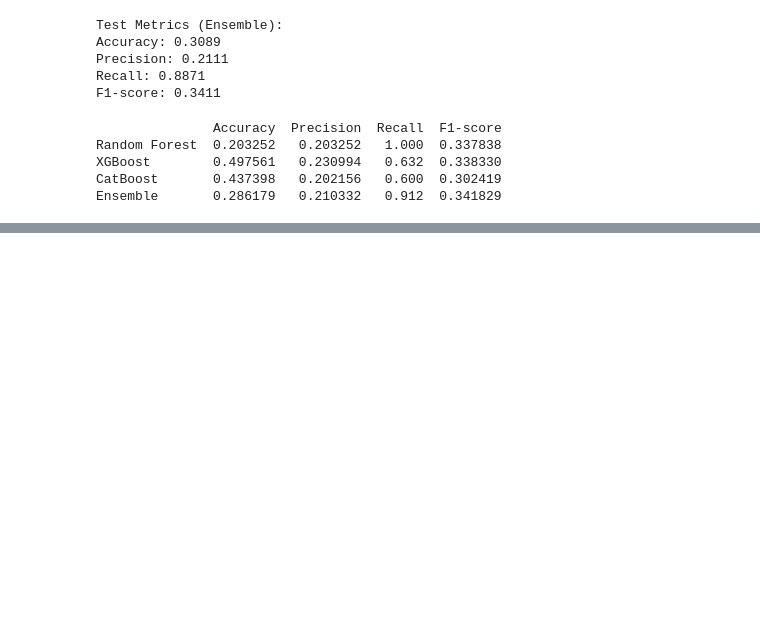
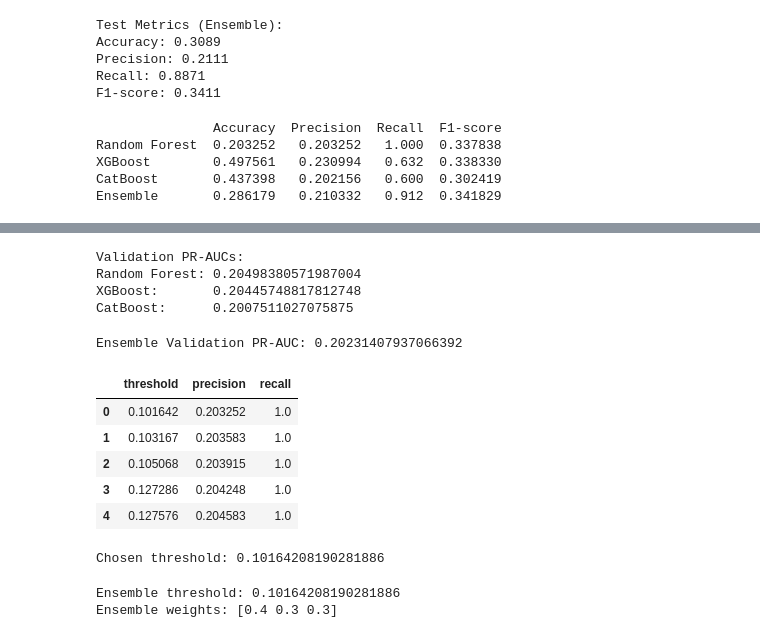
Before and after one commit to DevangaR2002/MalnutritionPrediction, a Jupyter notebook: EnesembleModel.ipynb, the cells around one changed output, grey strips where cells are left out. Drawn from its saved outputs; the diff is of its cells as text; code cells hidden in the pictures; blank space fills up the shorter version.

```diff
--- a/EnesembleModel.ipynb
+++ b/EnesembleModel.ipynb
@@ -524,0 +675,16 @@ Ensemble       0.286179   0.210332   0.912  0.341829
+# %%
+from sklearn.metrics import average_precision_score
+
+rf_val_probs  = rf.predict_proba(X_val_pp)[:, 1]
+xgb_val_probs = xgb.predict_proba(X_val_pp)[:, 1]
+cat_val_probs = cat.predict_proba(X_val_pp)[:, 1]
+
+print("Validation PR-AUCs:")
+print("Random Forest:", average_precision_score(y_val, rf_val_probs))
+print("XGBoost:      ", average_precision_score(y_val, xgb_val_probs))
+print("CatBoost:     ", average_precision_score(y_val, cat_val_probs))
+# %% [output]
+Validation PR-AUCs:
+Random Forest: 0.20498380571987004
+XGBoost:       0.20445748817812748
+CatBoost:      0.2007511027075875
@@ -524,0 +715,57 @@ Ensemble       0.286179   0.210332   0.912  0.341829
+# %%
+ensemble = SoftVotingEnsemble(
+    rf=rf,
+    xgb=xgb,
+    cat=cat,
+    weights=(0.4, 0.3, 0.3),
+    threshold=0.5  # temporary
+)
+# %%
+from sklearn.metrics import average_precision_score
+
+ensemble_val_probs = ensemble.predict_proba(X_val_pp)[:, 1]
+
+print("Ensemble Validation PR-AUC:",
+      average_precision_score(y_val, ensemble_val_probs))
+# %% [output]
+Ensemble Validation PR-AUC: 0.20231407937066392
+# %%
+from sklearn.metrics import precision_recall_curve
+import pandas as pd
+
+precision, recall, thresholds = precision_recall_curve(
+    y_val, ensemble_val_probs
+)
+
+pr_df = pd.DataFrame({
+    "threshold": thresholds,
+    "precision": precision[:-1],
+    "recall": recall[:-1]
+})
+
+# Choose threshold prioritizing recall (screening use-case)
+candidates = pr_df[
+    (pr_df["recall"] >= 0.85) & (pr_df["precision"] >= 0.20)
+]
+
+candidates.head()
+# %% [output]
+|  | threshold | precision | recall |
+| 0 | 0.101642 | 0.203252 | 1.0 |
+| 1 | 0.103167 | 0.203583 | 1.0 |
+| 2 | 0.105068 | 0.203915 | 1.0 |
+| 3 | 0.127286 | 0.204248 | 1.0 |
+| 4 | 0.127576 | 0.204583 | 1.0 |
+# %%
+best_threshold = float(candidates.iloc[0]["threshold"])
+print("Chosen threshold:", best_threshold)
+
+ensemble.threshold = best_threshold
+# %% [output]
+Chosen threshold: 0.10164208190281886
+# %%
+print("Ensemble threshold:", ensemble.threshold)
+print("Ensemble weights:", ensemble.weights)
+# %% [output]
+Ensemble threshold: 0.10164208190281886
+Ensemble weights: [0.4 0.3 0.3]
```
Also changed, not shown: parts of 31 cells of this notebook, 11 other files.
